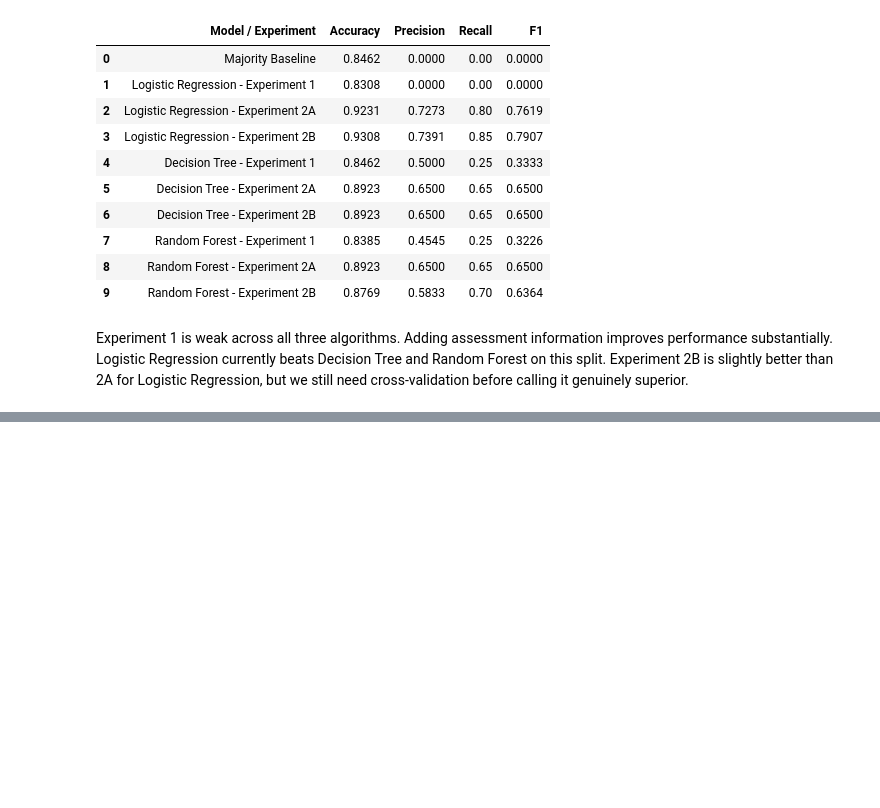
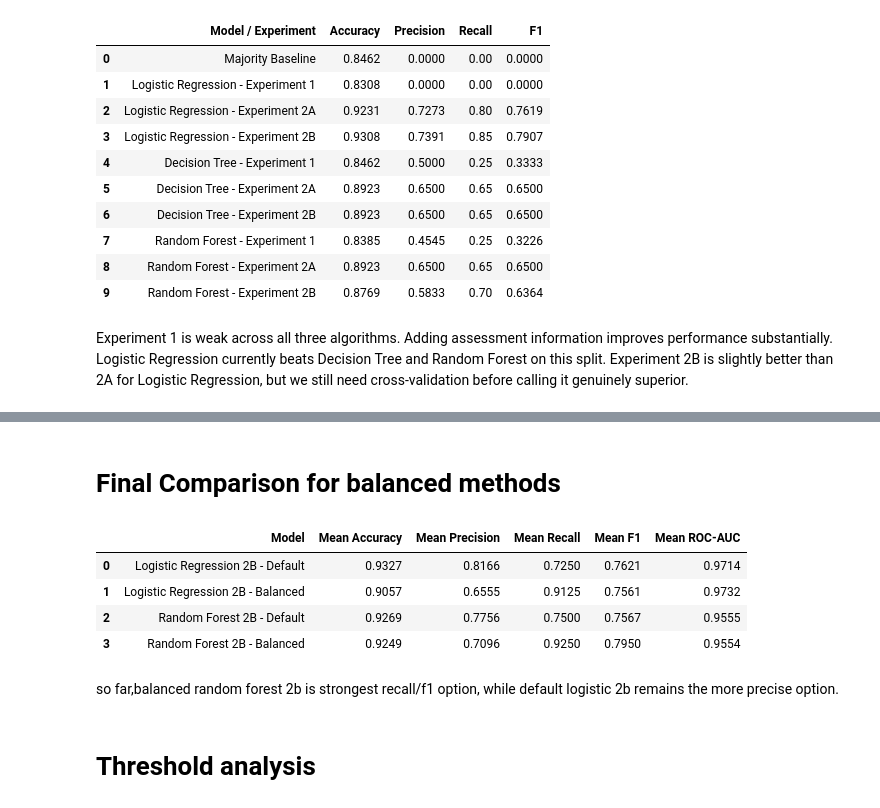
Before and after one commit to fip1234/phronesis, a Jupyter notebook: notebooks/01_eda.ipynb, the cells around one changed output, grey strips where cells are left out. Saved outputs shown, nothing was run; the diff lists cells and outputs as text; code cells hidden in the pictures; blank space fills up the shorter version.

Commit message:
cross validation, thresholds

```diff
--- a/notebooks/01_eda.ipynb
+++ b/notebooks/01_eda.ipynb
@@ -1435,0 +2110,8 @@ Experiment 2B is slightly better than 2A for Logistic Regression, but we still n
+# %%
+#balanced logistic regression-experiment 2b cross validation
+logistic_exp2b_balanced_cv= LogisticRegression(class_weight="balanced")
+
+#run crossvalidation
+logistic_exp2b_balanced_cv_results= cross_validate(
+    logistic_exp2b_balanced_cv,X2b_train,y2b_train,
+    cv=crossv,scoring=crossv_metrics,return_train_score=False)
@@ -1435,0 +2172,8 @@ Experiment 2B is slightly better than 2A for Logistic Regression, but we still n
+# %%
+#balanced random forest-experiment 2b cross validation
+forest_exp2b_balanced_cv= RandomForestClassifier(class_weight="balanced",random_state=42)
+
+#run cross-validation
+forest_exp2b_balanced_cv_results= cross_validate(
+    forest_exp2b_balanced_cv,X2b_train,y2b_train,
+    cv=crossv,scoring=crossv_metrics,return_train_score=False)
@@ -1435,0 +2232,63 @@ Experiment 2B is slightly better than 2A for Logistic Regression, but we still n
+# %% [markdown]
+# Final Comparison for balanced methods
+# %%
+#class balanced comparison table
+balance_comparison= pd.DataFrame({
+    "Model":[
+        "Logistic Regression 2B - Default",
+        "Logistic Regression 2B - Balanced",
+        "Random Forest 2B - Default",
+        "Random Forest 2B - Balanced"
+    ],
+
+    "Mean Accuracy":[
+        logistic_exp2b_cv_accuracy_mean,
+        logistic_exp2b_balanced_accuracy_mean,
+        forest_exp2b_cv_accuracy_mean,
+        forest_exp2b_balanced_accuracy_mean
+    ],
+
+    "Mean Precision":[
+        logistic_exp2b_cv_precision_mean,
+        logistic_exp2b_balanced_precision_mean,
+        forest_exp2b_cv_precision_mean,
+        forest_exp2b_balanced_precision_mean
+    ],
+
+    "Mean Recall":[
+        logistic_exp2b_cv_recall_mean,
+        logistic_exp2b_balanced_recall_mean,
+        forest_exp2b_cv_recall_mean,
+        forest_exp2b_balanced_recall_mean
+    ],
+
+    "Mean F1":[
+        logistic_exp2b_cv_f1_mean,
+        logistic_exp2b_balanced_f1_mean,
+        forest_exp2b_cv_f1_mean,
+        forest_exp2b_balanced_f1_mean
+    ],
+
+    "Mean ROC-AUC":[
+        logistic_exp2b_cv_roc_auc_mean,
+        logistic_exp2b_balanced_roc_auc_mean,
+        forest_exp2b_cv_roc_auc_mean,
+        forest_exp2b_balanced_roc_auc_mean
+    ]
+})
+
+#save class balanced comparison results
+balance_comparison.to_csv("../outputs/results/balance_comparison.csv",index=False)
+
+#display table
+balance_comparison.round(4)
+# %% [output]
+|  | Model | Mean Accuracy | Mean Precision | Mean Recall | Mean F1 | Mean ROC-AUC |
+| 0 | Logistic Regression 2B - Default | 0.9327 | 0.8166 | 0.7250 | 0.7621 | 0.9714 |
+| 1 | Logistic Regression 2B - Balanced | 0.9057 | 0.6555 | 0.9125 | 0.7561 | 0.9732 |
+| 2 | Random Forest 2B - Default | 0.9269 | 0.7756 | 0.7500 | 0.7567 | 0.9555 |
+| 3 | Random Forest 2B - Balanced | 0.9249 | 0.7096 | 0.9250 | 0.7950 | 0.9554 |
+# %% [markdown]
+so far,balanced random forest 2b is strongest recall/f1 option, while default logistic 2b remains the more precise option.
+# %% [markdown]
+# Threshold analysis
```
Also changed, not shown: parts of 67 cells of this notebook, 5 other files.
